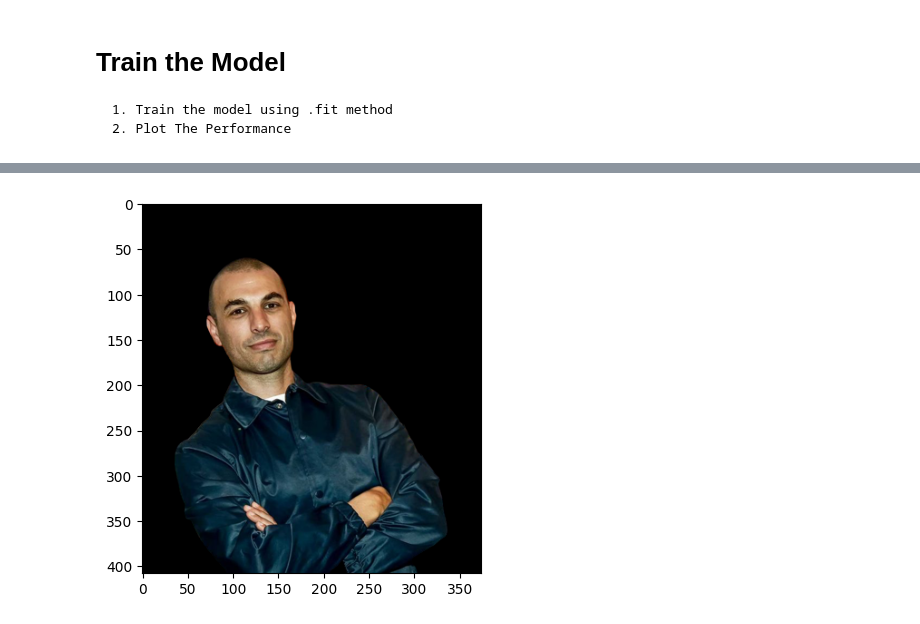
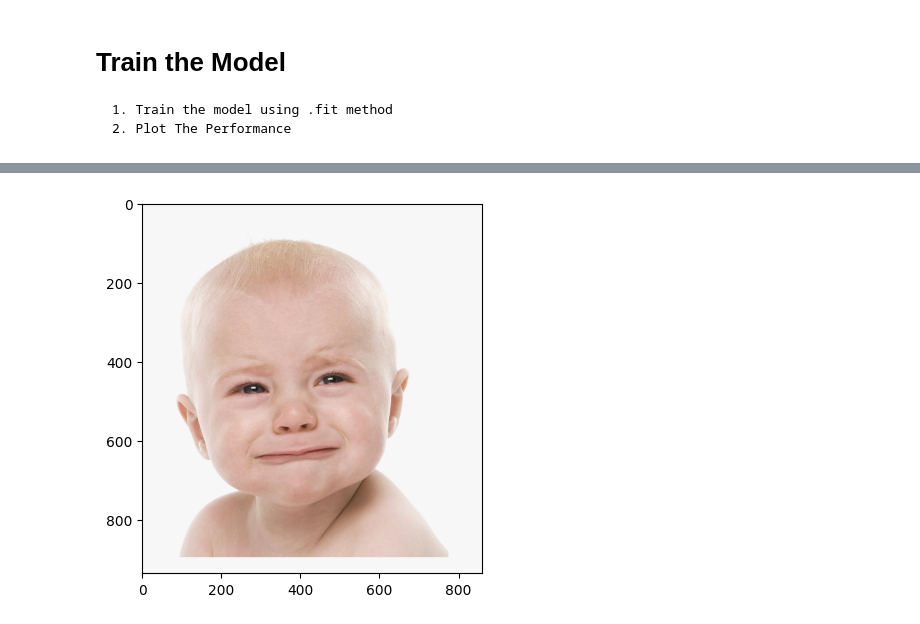
Before and after one commit to sobhimalak/Project, a Jupyter notebook: project.ipynb, the cells around one changed output, grey strips where cells are left out. Cells and saved outputs as stored; diff of their text form; code cells hidden in the pictures.

```diff
--- a/project.ipynb
+++ b/project.ipynb
@@ -345,6 +429,7 @@ Precision: 1.0, Recall: 1.0, Accuracy: 1.0
 # %%
-img = cv2.imread('data_untrained/happy/sobhi_Malak.png')
+# load a random image from the file and predict the label
+img = cv2.imread('data_unseen/sad/bcsaf.png')
 plt.imshow(cv2.cvtColor(img, cv2.COLOR_BGR2RGB))
 plt.show()
 # %% [output]
-[figure, old version]
+[figure, new version]
```
Also changed, not shown: parts of 42 cells of this notebook, 31 other files.
